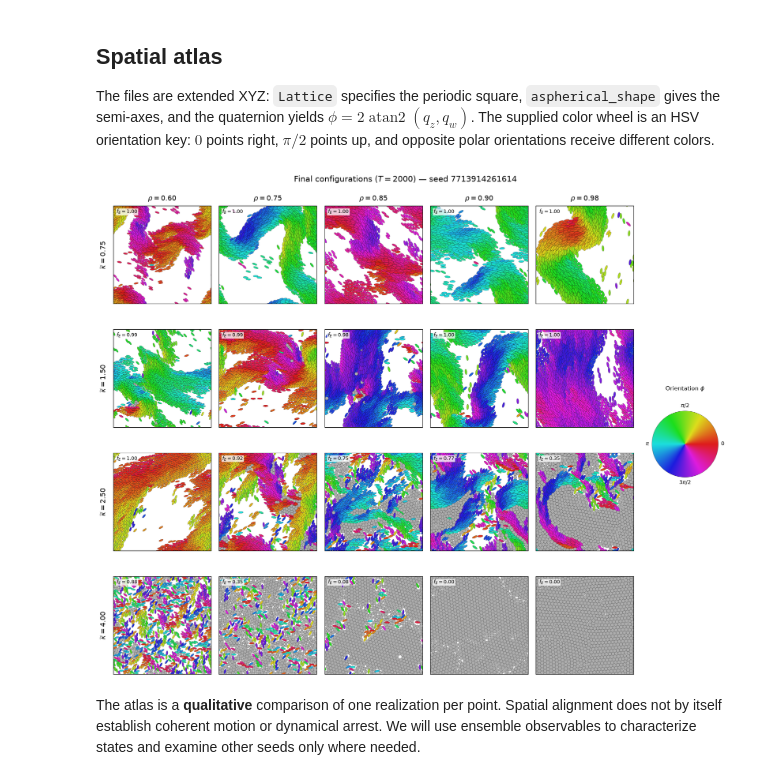
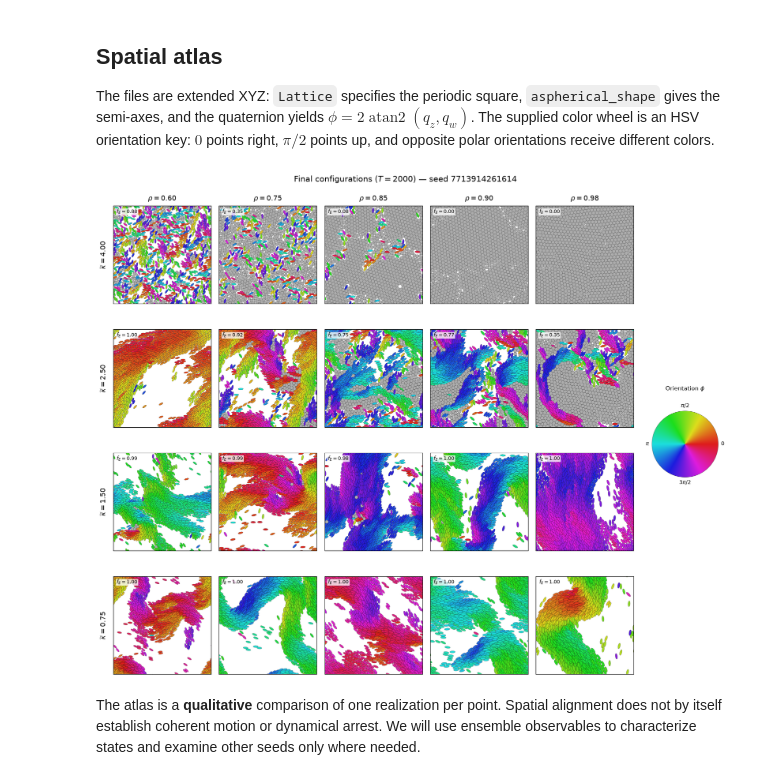
Before and after one commit to gonzaloangaut/oncostreams_model_analysis, a Jupyter notebook: state_diagram/02_final_configurations.ipynb, the cells around one changed output. Cells and saved outputs as stored; diff of their text form; code cells hidden in the pictures.

Commit message:
Align interaction strength axis across state diagram figures

```diff
--- a/state_diagram/02_final_configurations.ipynb
+++ b/state_diagram/02_final_configurations.ipynb
@@ -152,38 +152,38 @@ def draw_configuration(ax, configuration, cmap):
 cmap = plt.get_cmap("hsv")
 fig, axes = plt.subplots(len(kappas), len(rhos), figsize=(17.5, 14))
 
-for row, kappa in enumerate(kappas):
+for row, kappa in enumerate(reversed(kappas)):
     for col, rho in enumerate(rhos):
         ax = axes[row, col]
         path = files_by_point[rho, kappa][selected_seed]
         draw_configuration(ax, load_final_configuration(path), cmap)
         if row == 0:
             ax.set_title(rf"$\rho={rho:.2f}$", fontsize=13, pad=10)
         if col == 0:
             ax.set_ylabel(rf"$\widetilde{{\kappa}}={kappa:.2f}$", fontsize=13, labelpad=12)
 
 fig.subplots_adjust(left=0.065, right=0.84, top=0.94, bottom=0.045,
                     wspace=0.08, hspace=0.12)
 
 # Show the user's wheel as a legend; the cell colors use the matching HSV map.
 wheel = muted_colors(plt.imread(wheel_path))
 wheel_ax = fig.add_axes([0.865, 0.42, 0.103, 0.13])
 wheel_ax.imshow(wheel)
 wheel_ax.axis("off")
 fig.text(0.9165, 0.585, r"Orientation $\phi$", ha="center", fontsize=11)
 wheel_ax.text(1.02, 0.5, r"$0$", transform=wheel_ax.transAxes,
               va="center", ha="left", fontsize=10)
 wheel_ax.text(0.5, 1.01, r"$\pi/2$", transform=wheel_ax.transAxes,
               va="bottom", ha="center", fontsize=10)
 wheel_ax.text(-0.02, 0.5, r"$\pi$", transform=wheel_ax.transAxes,
               va="center", ha="right", fontsize=10)
 wheel_ax.text(0.5, -0.02, r"$3\pi/2$", transform=wheel_ax.transAxes,
               va="top", ha="center", fontsize=10)
 
 fig.suptitle(rf"Final configurations ($T=2000$) — seed {selected_seed}",
              fontsize=15, y=0.985)
 plt.show()
 # %% [output]
-[figure, old version]
+[figure, new version]
 # %% [markdown]
 The atlas is a **qualitative** comparison of one realization per point. Spatial alignment does not by itself establish coherent motion or dynamical arrest. We will use ensemble observables to characterize states and examine other seeds only where needed.
```
Also changed, not shown: parts of 1 cell of this notebook.
